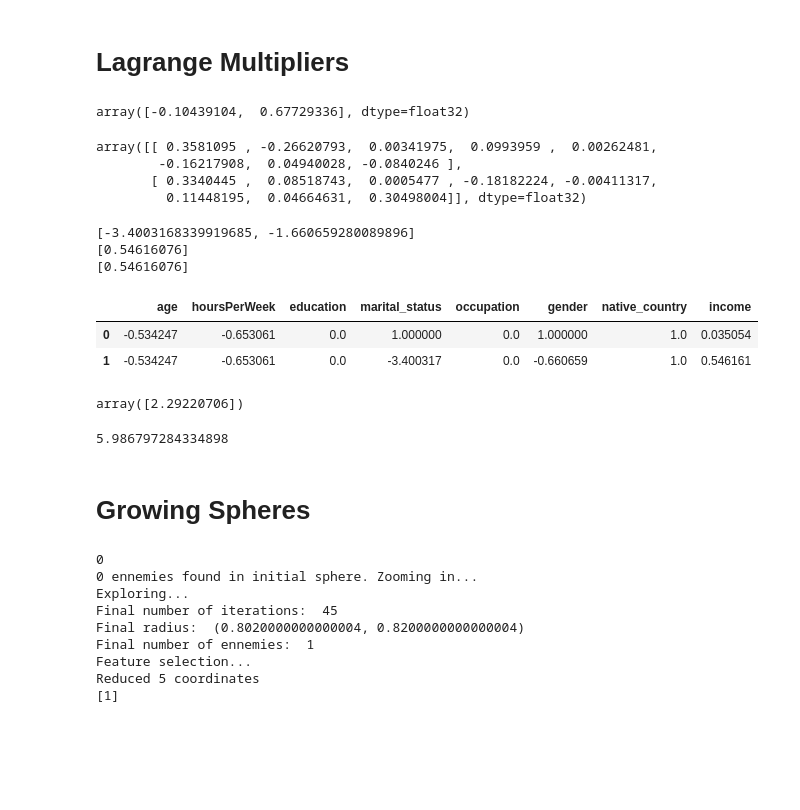
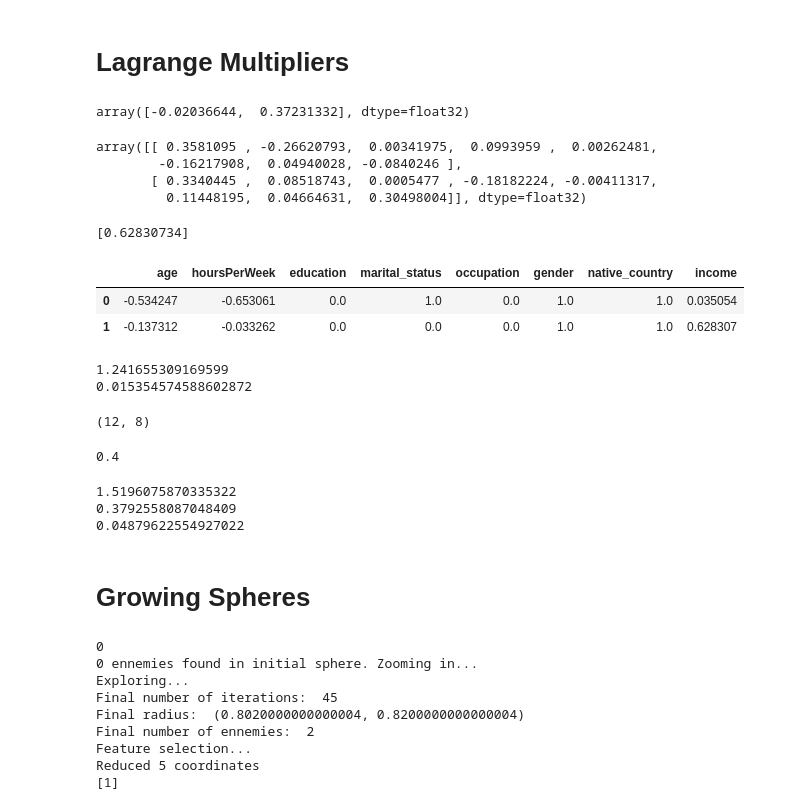
Before and after one commit to francescobodria/posthoc-similaryclass-counterfactuals, a Jupyter notebook: Adult_Mixed_distance.ipynb, the cells around one changed output. Saved outputs shown, nothing was run; the diff lists cells and outputs as text; code cells hidden in the pictures; blank space fills up the shorter version.

```diff
--- a/Adult_Mixed_distance.ipynb
+++ b/Adult_Mixed_distance.ipynb
@@ -418,10 +418,11 @@ plt.show()
 # Lagrange Multipliers
 # %%
 q = X_test[0].copy()
+m = +1
 v = np.array(Z_test[idx,:]+m*y_contrib)
 v
 # %% [output]
-array([-0.10439104,  0.67729336], dtype=float32)
+array([-0.02036644,  0.37231332], dtype=float32)
 # %%
 w = model.fc1.weight.detach().numpy()
 b = model.fc1.bias.detach().numpy()
@@ -435,8 +436,9 @@ array([[ 0.3581095 , -0.26620793,  0.00341975,  0.0993959 ,  0.00262481,
 def compute_cf(q, indexes):
     q_pred = predict(q[:-1],return_proba=True)
     q_cf = q.copy()
-    q_cf_pred = predict(q_cf[:-1],return_proba=True)
-    while np.round(q_pred) == np.round(q_cf_pred):
+    q_cf_preds = []
+    q_cf_preds.append(float(predict(q_cf[:-1],return_proba=True)))
+    while np.round(q_pred) == np.round(q_cf_preds[-1]):
         c_l = [v[l] - np.sum(q_cf*w[l,:]) - b[l] for l in range(latent_dim)]
         M = []
         for l in range(latent_dim):
@@ -444,35 +446,26 @@ def compute_cf(q, indexes):
         M = np.vstack(M)
         lambda_k = np.linalg.solve(M, c_l)
         delta_i = [np.sum(lambda_k*w[:,i]) for i in indexes]
-        print(delta_i)
         q_cf[indexes] += delta_i
-        if predict(q_cf[:-1],return_proba=True) == q_cf_pred:
+        q_cf[2] = np.round(np.clip(q_cf[2],0,6))
+        q_cf[3] = np.round(np.clip(q_cf[3],0,1))
+        q_cf[4] = np.round(np.clip(q_cf[4],0,4))
+        q_cf[5] = np.round(np.clip(q_cf[5],0,1))
+        q_cf[6] = np.round(np.clip(q_cf[6],0,1))
+        if float(predict(q_cf[:-1],return_proba=True)) in q_cf_preds:
             return q_cf
-        q_cf_pred = predict(q_cf[:-1],return_proba=True)
-        print(q_cf_pred)
-        q_cf[-1] = q_cf_pred
+        q_cf_preds.append(float(predict(q_cf[:-1],return_proba=True)))
+        q_cf[-1] = q_cf_preds[-1]
     return q_cf
 # %%
 idx = 0
 q = X_test[idx,:].copy()
-q[3] = 0
-q_cf = compute_cf(q, [3,5])
+q_cf = compute_cf(q, [0,1,2,3,4,6])
 q_cf[-1] = predict(q_cf[:-1],return_proba=True)
 print(predict(q_cf[:-1],return_proba=True))
-q[3] = 1
 pd.DataFrame([q,q_cf], columns = df.columns)
 # %% [output]
-[-3.4003168339919685, -1.660659280089896]
-[0.54616076]
-[0.54616076]
+[0.62830734]
 |  | age | hoursPerWeek | education | marital_status | occupation | gender | native_country | income |
-| 0 | -0.534247 | -0.653061 | 0.0 | 1.000000 | 0.0 | 1.000000 | 1.0 | 0.035054 |
-| 1 | -0.534247 | -0.653061 | 0.0 | -3.400317 | 0.0 | -0.660659 | 1.0 | 0.546161 |
+| 0 | -0.534247 | -0.653061 | 0.0 | 1.0 | 0.0 | 1.0 | 1.0 | 0.035054 |
+| 1 | -0.137312 | -0.033262 | 0.0 | 0.0 | 0.0 | 1.0 | 1.0 | 0.628307 |
-# %%
-sorted(cdist(X_train[:,:-1], q_cf[:-1].reshape(1,-1)))[0]
-# %% [output]
-array([2.29220706])
-# %%
-np.sum(np.abs(q[:-1]-q_cf[:-1]))
-# %% [output]
-5.986797284334898
@@ -478,0 +485,16 @@ np.sum(np.abs(q[:-1]-q_cf[:-1]))
+# %%
+from scipy.spatial.distance import cdist, euclidean
+
+print(np.min(cdist(q_cfs[:,:-1],q[:-1].reshape(1,-1))))
+print(np.min(cdist(q_cfs[:,:-1],X_train[:,:-1])))
+# %% [output]
+1.241655309169599
+0.015354574588602872
+# %%
+q_cfs.shape
+# %% [output]
+(12, 8)
+# %%
+np.min(cdist(q_cfs[:,[2,3,4,5,6]],q[[2,3,4,5,6]].reshape(1,-1),metric='hamming') + cdist(q_cfs[:,[0,1]],q[[0,1]].reshape(1,-1),metric='euclidean'))
+# %% [output]
+0.4
@@ -479,8 +527,17 @@ np.sum(np.abs(q[:-1]-q_cf[:-1]))
+# %%
+print(np.mean(np.array(d_dist)[~np.isnan(d_dist)]))
+print(np.mean(np.array(d_dist_mix)[~np.isnan(d_dist_mix)]))
+print(np.mean(np.array(d_impl)[~np.isnan(d_impl)]))
+# %% [output]
+1.5196075870335322
+0.3792558087048409
+0.04879622554927022
 # %% [markdown]
 # Growing Spheres
 # %%
 from growingspheres import counterfactuals as cf
 
+idx = 0
 q = X_test[idx,:-1].reshape(1,-1).copy()
 pred = int(predict(q))
 print(pred)
@@ -495,7 +552,7 @@ print(predict(q_cf_GS))
 Exploring...
 Final number of iterations:  45
 Final radius:  (0.8020000000000004, 0.8200000000000004)
-Final number of ennemies:  1
+Final number of ennemies:  2
 Feature selection...
 Reduced 5 coordinates
 [1]
```
Also changed, not shown: parts of 9 cells of this notebook.
